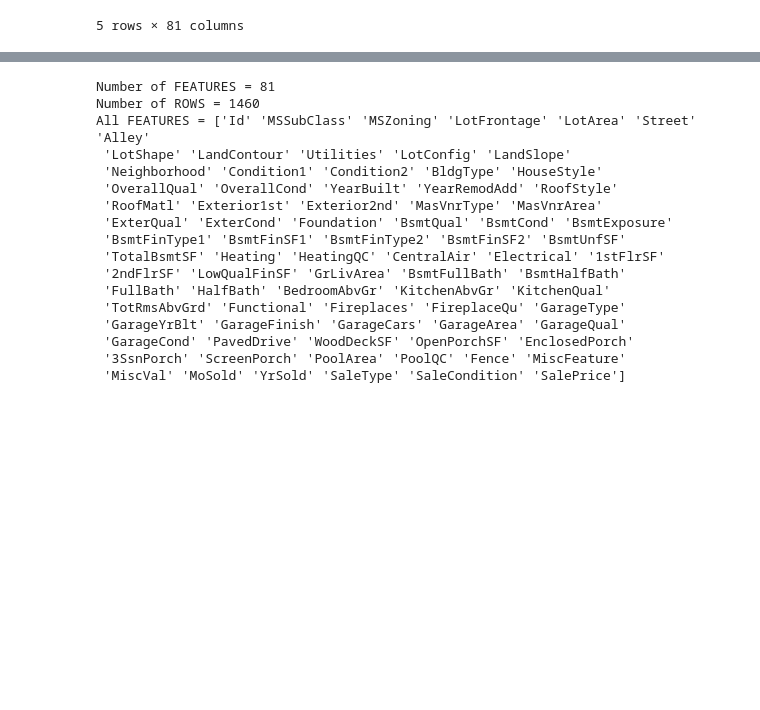
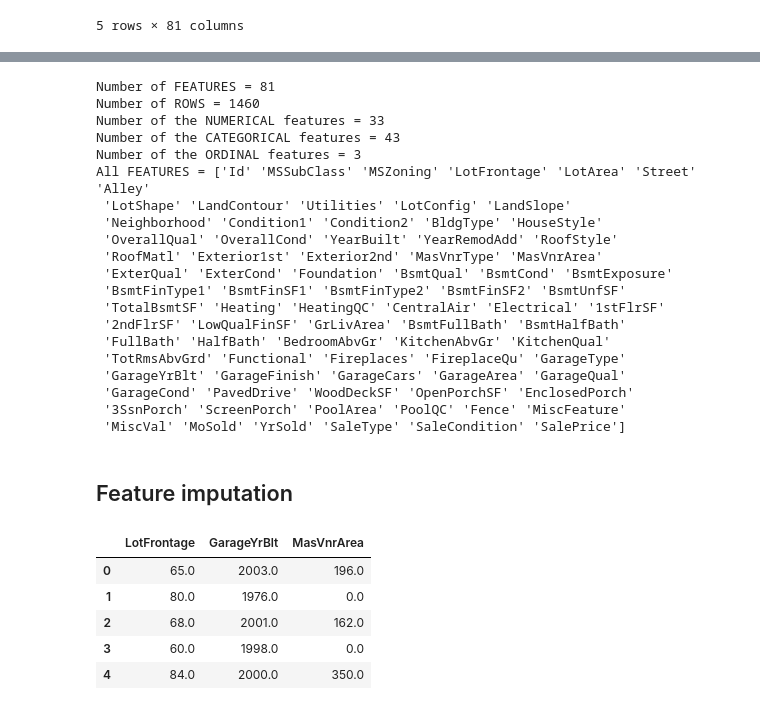
Before and after one commit to iliya1984/DevML, a Jupyter notebook: House Prices/house_prices_feature_analysis.ipynb, the cells around one changed output, grey strips where cells are left out. Saved outputs shown, nothing was run; the diff lists cells and outputs as text; code cells hidden in the pictures; blank space fills up the shorter version.

Commit message:
Added numerical feature imputation

```diff
--- a/House Prices/house_prices_feature_analysis.ipynb
+++ b/House Prices/house_prices_feature_analysis.ipynb
@@ -81,10 +103,16 @@ test_df.head()
 # %%
 print('Number of FEATURES = ' + str(len(train_df.columns)))
 print('Number of ROWS = ' + str(len(train_df)))
+print('Number of the NUMERICAL features = ' + str(len(num_features)))
+print('Number of the CATEGORICAL features = ' + str(len(cat_features)))
+print('Number of the ORDINAL features = ' + str(len(ord_features)))
 print('All FEATURES = ' + str(train_df.columns.values))
 # %% [output]
 Number of FEATURES = 81
 Number of ROWS = 1460
+Number of the NUMERICAL features = 33
+Number of the CATEGORICAL features = 43
+Number of the ORDINAL features = 3
 All FEATURES = ['Id' 'MSSubClass' 'MSZoning' 'LotFrontage' 'LotArea' 'Street' 'Alley'
  'LotShape' 'LandContour' 'Utilities' 'LotConfig' 'LandSlope'
  'Neighborhood' 'Condition1' 'Condition2' 'BldgType' 'HouseStyle'
@@ -102,3 +130,5 @@ All FEATURES = ['Id' 'MSSubClass' 'MSZoning' 'LotFrontage' 'LotArea' 'Street' 'A
  'MiscVal' 'MoSold' 'YrSold' 'SaleType' 'SaleCondition' 'SalePrice']
 # %%
 fa = FeatureAnalysis()
+# %% [markdown]
+## Feature imputation
@@ -104,0 +139,15 @@ fa = FeatureAnalysis()
+# %%
+num_features_to_impute = fa.analyse_missing_features(train_df, num_features, True)
+num_features_no_impute = fa.analyse_missing_features(train_df, num_features, False)
+
+imputed_features.append(num_features_no_impute.index)
+imputed_train_df = pd.concat([imputed_train_df, train_df[num_features_no_impute.index]])
+
+train_df[num_features_to_impute.index].head()
+# %% [output]
+|  | LotFrontage | GarageYrBlt | MasVnrArea |
+| 0 | 65.0 | 2003.0 | 196.0 |
+| 1 | 80.0 | 1976.0 | 0.0 |
+| 2 | 68.0 | 2001.0 | 162.0 |
+| 3 | 60.0 | 1998.0 | 0.0 |
+| 4 | 84.0 | 2000.0 | 350.0 |
```
Also changed, not shown: parts of 13 cells of this notebook.
